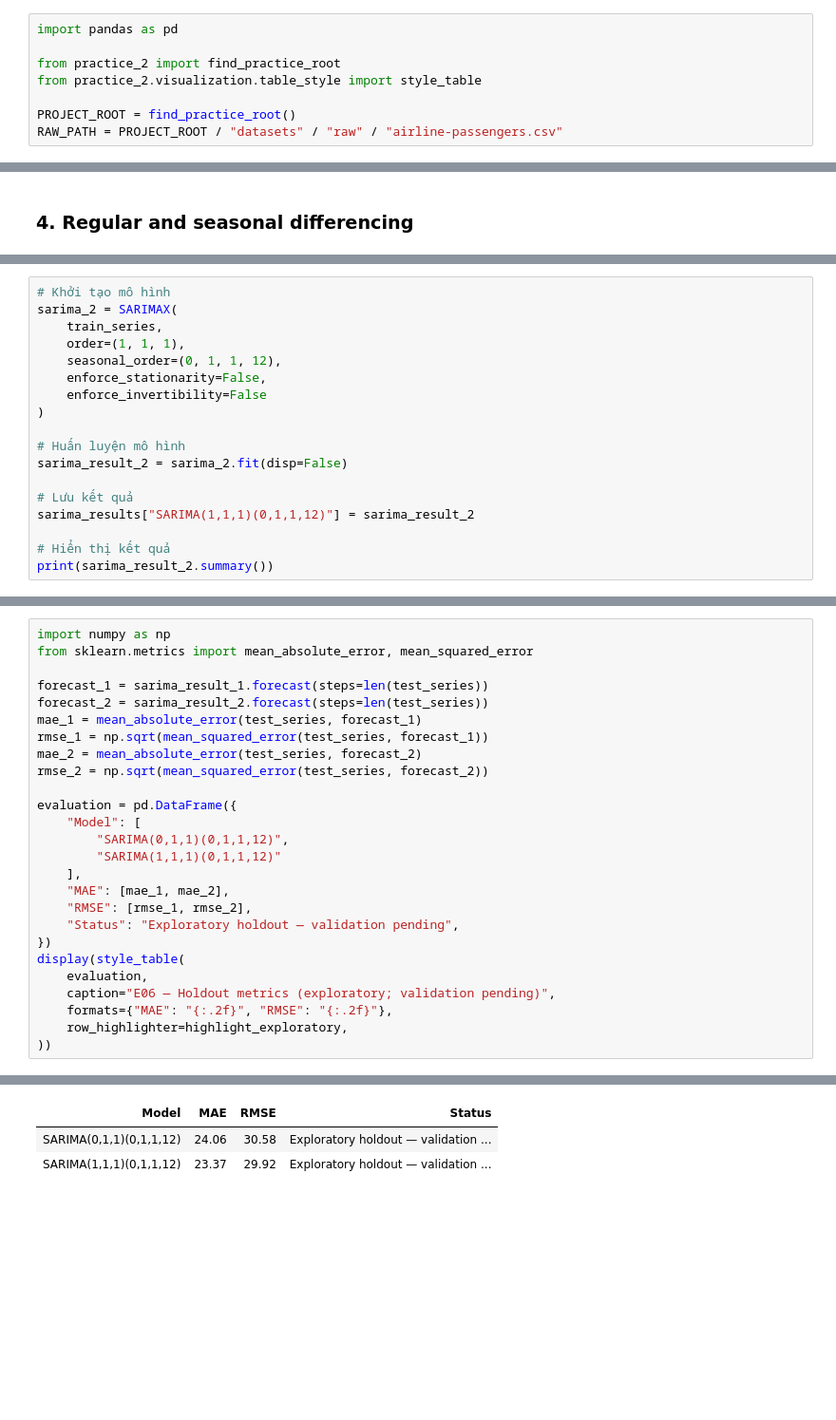
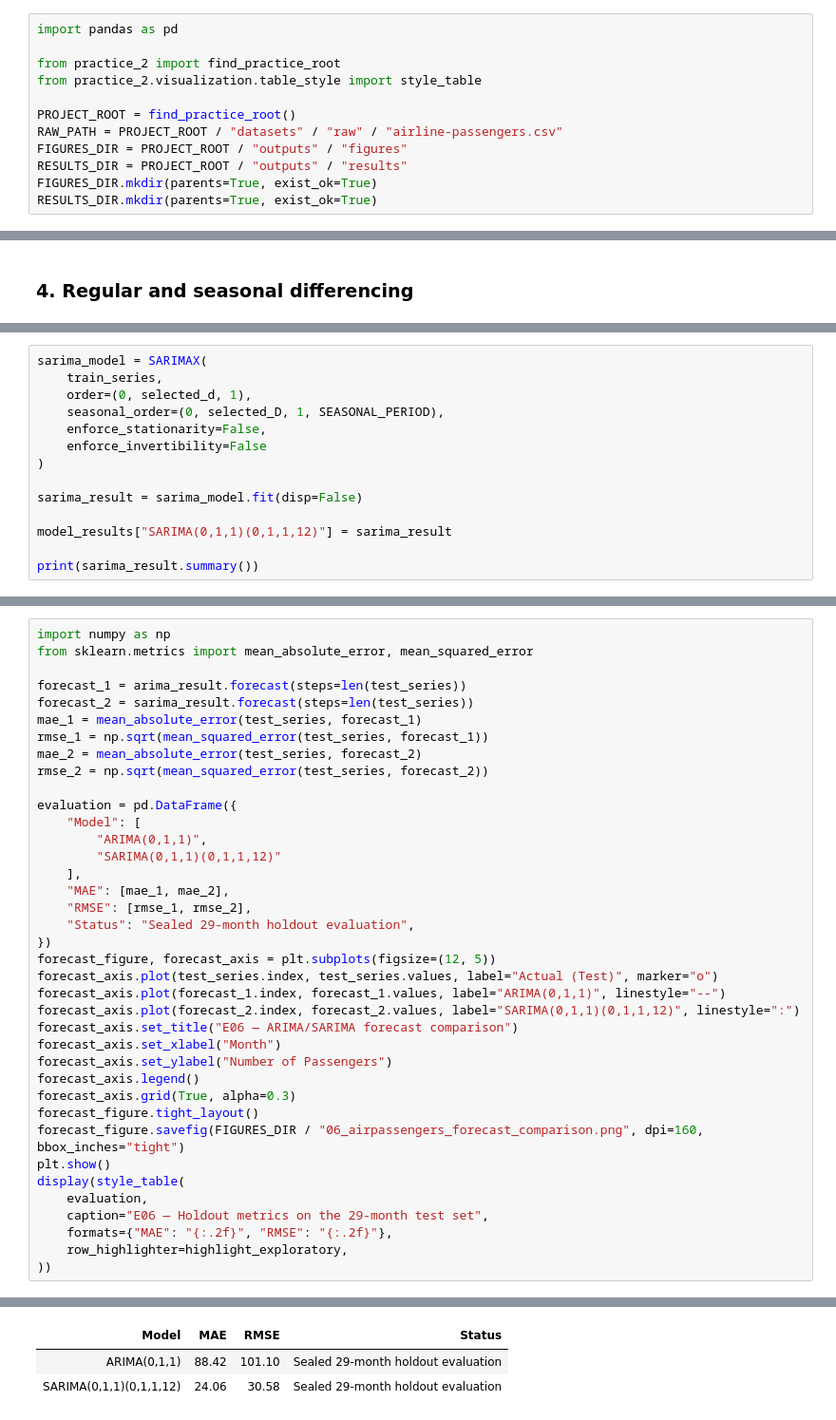
Before and after one commit to Tuvienn/TOTAL_LAB_PRACTICE_FOR_TIME_SERIES, a Jupyter notebook: total_practice/Practice_2/notebooks/Practice_2_Advanced.ipynb, the cells around one changed output, grey strips where cells are left out. Shown at 95% size. Saved outputs shown, nothing was run; the diff lists cells and outputs as text; blank space fills up the shorter version.

```diff
--- a/total_practice/Practice_2/notebooks/Practice_2_Advanced.ipynb
+++ b/total_practice/Practice_2/notebooks/Practice_2_Advanced.ipynb
@@ -14,6 +14,10 @@ from practice_2.visualization.table_style import style_table
 
 PROJECT_ROOT = find_practice_root()
 RAW_PATH = PROJECT_ROOT / "datasets" / "raw" / "airline-passengers.csv"
+FIGURES_DIR = PROJECT_ROOT / "outputs" / "figures"
+RESULTS_DIR = PROJECT_ROOT / "outputs" / "results"
+FIGURES_DIR.mkdir(parents=True, exist_ok=True)
+RESULTS_DIR.mkdir(parents=True, exist_ok=True)
 # %%
 
 import pandas as pd
@@ -263,23 +296,19 @@ Covariance Type:                              opg
 Warnings:
 [1] Covariance matrix calculated using the outer product of gradients (complex-step).
 # %%
-# Khởi tạo mô hình
-sarima_2 = SARIMAX(
+sarima_model = SARIMAX(
     train_series,
-    order=(1, 1, 1),
-    seasonal_order=(0, 1, 1, 12),
+    order=(0, selected_d, 1),
+    seasonal_order=(0, selected_D, 1, SEASONAL_PERIOD),
     enforce_stationarity=False,
     enforce_invertibility=False
 )
 
-# Huấn luyện mô hình
-sarima_result_2 = sarima_2.fit(disp=False)
+sarima_result = sarima_model.fit(disp=False)
 
-# Lưu kết quả
-sarima_results["SARIMA(1,1,1)(0,1,1,12)"] = sarima_result_2
+model_results["SARIMA(0,1,1)(0,1,1,12)"] = sarima_result
 
-# Hiển thị kết quả
-print(sarima_result_2.summary())
+print(sarima_result.summary())
 # %% [output]
                                      SARIMAX Results
 ==========================================================================================
@@ -388,8 +420,8 @@ plt.show()
 import numpy as np
 from sklearn.metrics import mean_absolute_error, mean_squared_error
 
-forecast_1 = sarima_result_1.forecast(steps=len(test_series))
-forecast_2 = sarima_result_2.forecast(steps=len(test_series))
+forecast_1 = arima_result.forecast(steps=len(test_series))
+forecast_2 = sarima_result.forecast(steps=len(test_series))
 mae_1 = mean_absolute_error(test_series, forecast_1)
 rmse_1 = np.sqrt(mean_squared_error(test_series, forecast_1))
 mae_2 = mean_absolute_error(test_series, forecast_2)
@@ -397,16 +429,28 @@ rmse_2 = np.sqrt(mean_squared_error(test_series, forecast_2))
 
 evaluation = pd.DataFrame({
     "Model": [
-        "SARIMA(0,1,1)(0,1,1,12)",
-        "SARIMA(1,1,1)(0,1,1,12)"
+        "ARIMA(0,1,1)",
+        "SARIMA(0,1,1)(0,1,1,12)"
     ],
     "MAE": [mae_1, mae_2],
     "RMSE": [rmse_1, rmse_2],
-    "Status": "Exploratory holdout — validation pending",
+    "Status": "Sealed 29-month holdout evaluation",
 })
+forecast_figure, forecast_axis = plt.subplots(figsize=(12, 5))
+forecast_axis.plot(test_series.index, test_series.values, label="Actual (Test)", marker="o")
+forecast_axis.plot(forecast_1.index, forecast_1.values, label="ARIMA(0,1,1)", linestyle="--")
+forecast_axis.plot(forecast_2.index, forecast_2.values, label="SARIMA(0,1,1)(0,1,1,12)", linestyle=":")
+forecast_axis.set_title("E06 — ARIMA/SARIMA forecast comparison")
+forecast_axis.set_xlabel("Month")
+forecast_axis.set_ylabel("Number of Passengers")
+forecast_axis.legend()
+forecast_axis.grid(True, alpha=0.3)
+forecast_figure.tight_layout()
+forecast_figure.savefig(FIGURES_DIR / "06_airpassengers_forecast_comparison.png", dpi=160, bbox_inches="tight")
+plt.show()
 display(style_table(
     evaluation,
-    caption="E06 — Holdout metrics (exploratory; validation pending)",
+    caption="E06 — Holdout metrics on the 29-month test set",
     formats={"MAE": "{:.2f}", "RMSE": "{:.2f}"},
     row_highlighter=highlight_exploratory,
 ))
@@ -415,3 +460,3 @@ E06 — Holdout metrics (exploratory; validation pending)
 | Model | MAE | RMSE | Status |
-| SARIMA(0,1,1)(0,1,1,12) | 24.06 | 30.58 | Exploratory holdout — validation ... |
-| SARIMA(1,1,1)(0,1,1,12) | 23.37 | 29.92 | Exploratory holdout — validation ... |
+| ARIMA(0,1,1) | 88.42 | 101.10 | Sealed 29-month holdout evaluation |
+| SARIMA(0,1,1)(0,1,1,12) | 24.06 | 30.58 | Sealed 29-month holdout evaluation |
```
Also changed, not shown: parts of 30 cells of this notebook, 20 other files.
